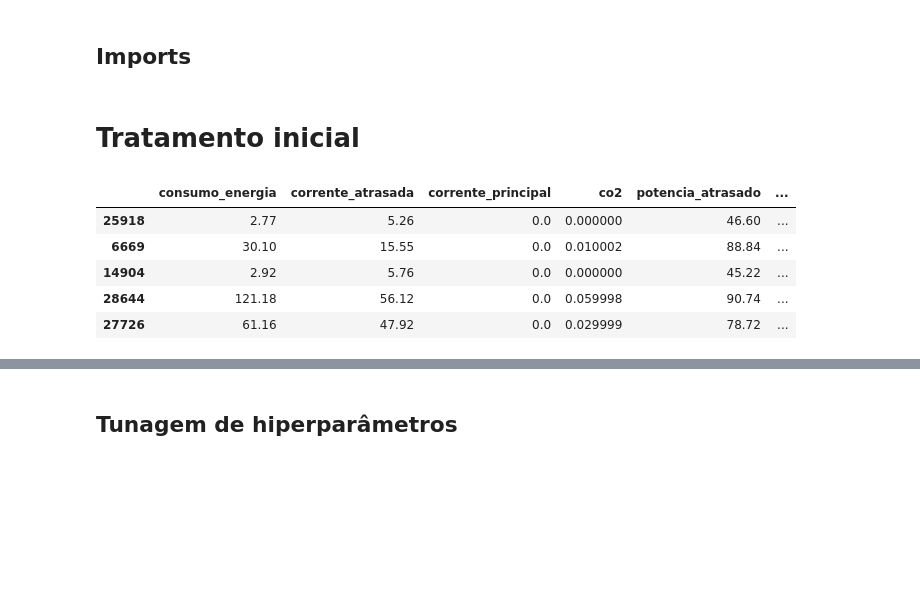
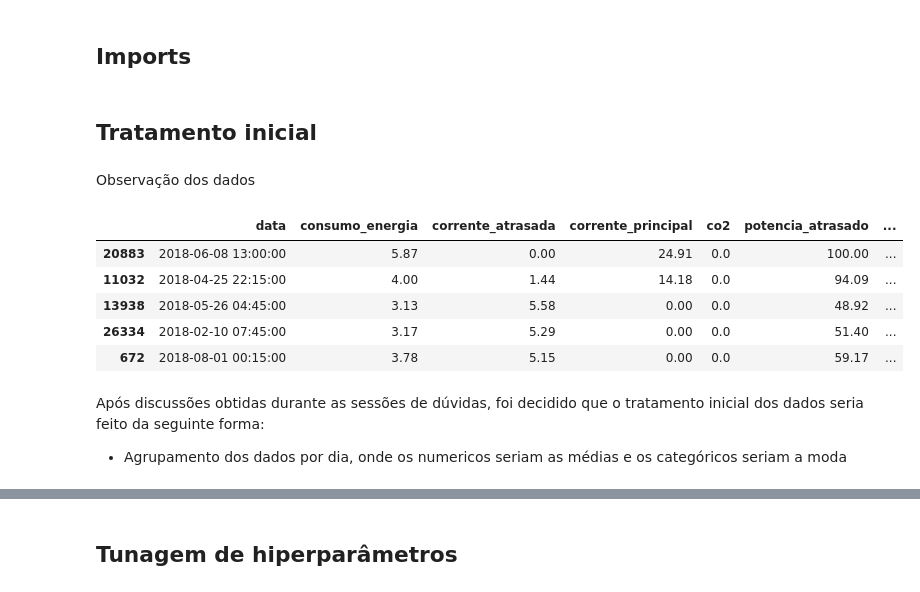
Before and after one commit to MatBrands/Data4All_Business-Case, a Jupyter notebook: main/notebooks/model.ipynb, the cells around one changed output, grey strips where cells are left out. Saved outputs shown, nothing was run; the diff lists cells and outputs as text; code cells hidden in the pictures; blank space fills up the shorter version.

```diff
--- a/main/notebooks/model.ipynb
+++ b/main/notebooks/model.ipynb
@@ -29,15 +28,17 @@ from sklearn.feature_selection import SelectKBest, f_classif
 
 from keras import models, layers
 # %% [markdown]
-# Tratamento inicial
+## Tratamento inicial
+# %% [markdown]
+Observação dos dados
 # %%
 df = pd.read_pickle('../datasets/processed.pkl')
-df.drop(columns = ['data', 'segundos_depois_meia_noite'], inplace = True)
+df.drop(columns = 'segundos_depois_meia_noite', inplace = True)
 df.sample(5)
 # %% [output]
-|  | consumo_energia | corrente_atrasada | corrente_principal | co2 | potencia_atrasado | ... |
-| 25918 | 2.77 | 5.26 | 0.0 | 0.000000 | 46.60 | ... |
-| 6669 | 30.10 | 15.55 | 0.0 | 0.010002 | 88.84 | ... |
-| 14904 | 2.92 | 5.76 | 0.0 | 0.000000 | 45.22 | ... |
-| 28644 | 121.18 | 56.12 | 0.0 | 0.059998 | 90.74 | ... |
-| 27726 | 61.16 | 47.92 | 0.0 | 0.029999 | 78.72 | ... |
+|  | data | consumo_energia | corrente_atrasada | corrente_principal | co2 | potencia_atrasado | ... |
+| 20883 | 2018-06-08 13:00:00 | 5.87 | 0.00 | 24.91 | 0.0 | 100.00 | ... |
+| 11032 | 2018-04-25 22:15:00 | 4.00 | 1.44 | 14.18 | 0.0 | 94.09 | ... |
+| 13938 | 2018-05-26 04:45:00 | 3.13 | 5.58 | 0.00 | 0.0 | 48.92 | ... |
+| 26334 | 2018-02-10 07:45:00 | 3.17 | 5.29 | 0.00 | 0.0 | 51.40 | ... |
+| 672 | 2018-08-01 00:15:00 | 3.78 | 5.15 | 0.00 | 0.0 | 59.17 | ... |
@@ -45,0 +45,3 @@ df.estado_semana = LabelEncoder().fit_transform(df.estado_semana)
+# %% [markdown]
+Após discussões obtidas durante as sessões de dúvidas, foi decidido que o tratamento inicial dos dados seria feito da seguinte forma:
+- Agrupamento dos dados por dia, onde os numericos seriam as médias e os categóricos seriam a moda
```
Also changed, not shown: parts of 70 cells of this notebook.
